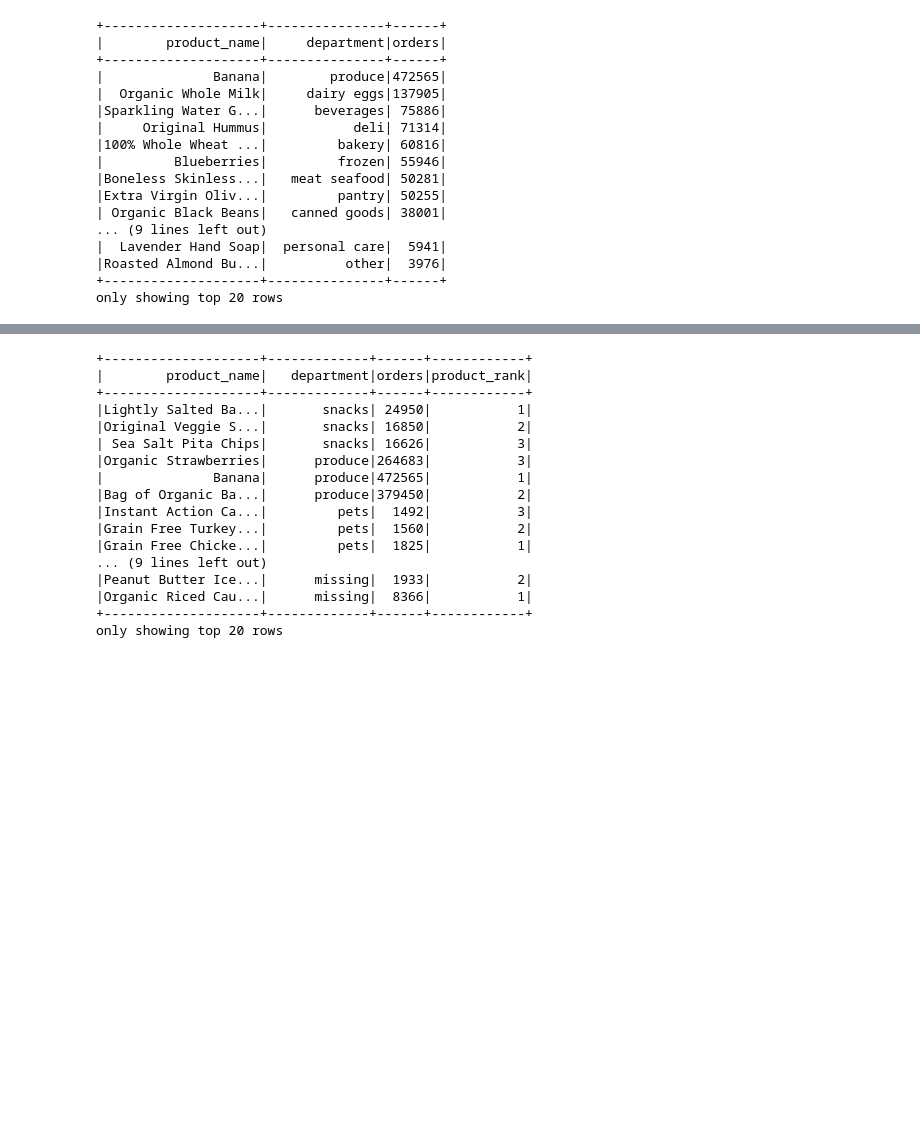
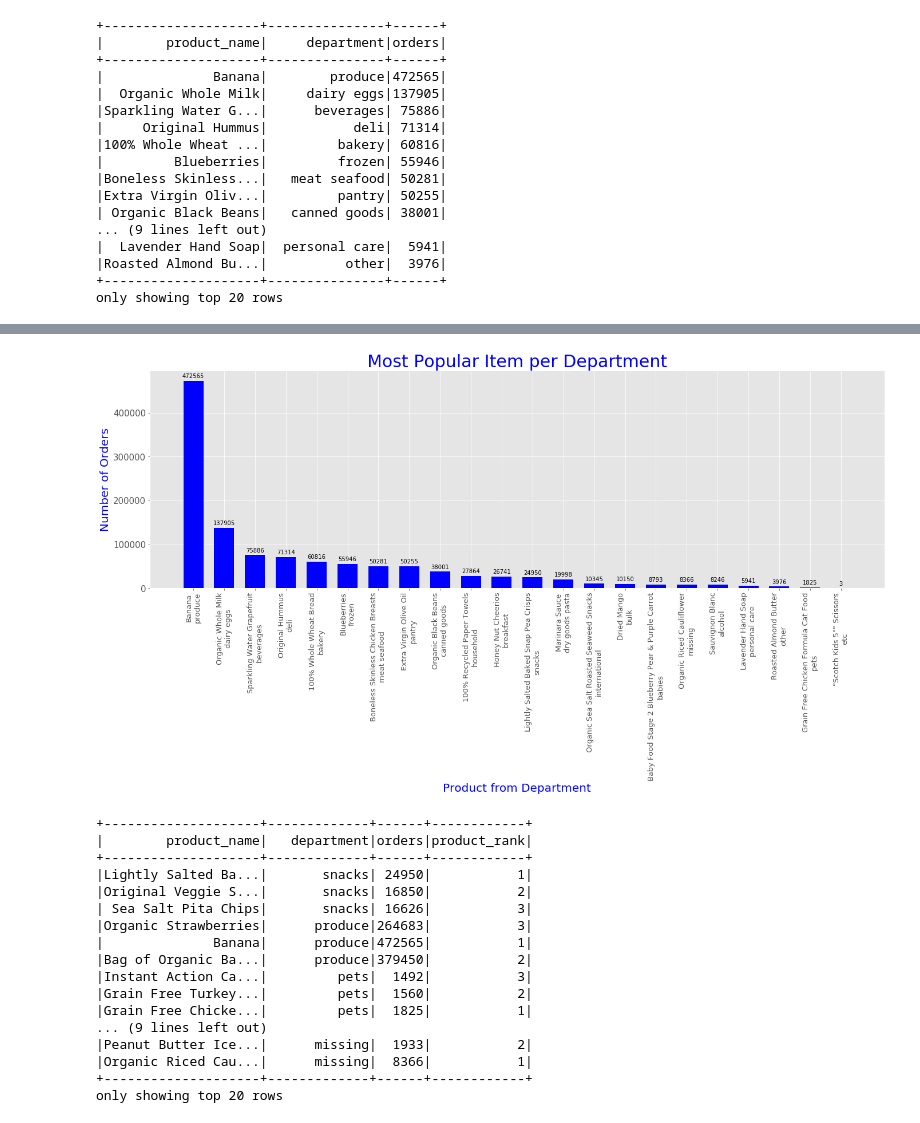
Before and after one commit to WinrichSy/Capstone_Instagram, a Jupyter notebook: Capstone 1 Instacart.ipynb, the cells around one changed output, grey strips where cells are left out. Saved outputs shown, nothing was run; the diff lists cells and outputs as text; code cells hidden in the pictures; blank space fills up the shorter version.

```diff
--- a/Capstone 1 Instacart.ipynb
+++ b/Capstone 1 Instacart.ipynb
@@ -310,0 +317,10 @@ TypeError: 'AxesSubplot' object is not subscriptable
+# %%
+#Convert to Pandas DF and change missing name in column
+most_prod_dept_df = most_prod_dept.toPandas()
+most_prod_dept_df.at[21,'department'] = 'etc'
+
+#Add a new column with the names combined
+most_prod_dept_df['product_and_dept'] = pd.Series(most_prod_dept_df['product_name']+'\n'+most_prod_dept_df['department'])
+print(most_prod_dept_df)
+
+print(most_prod_dept_df.at[21,'product_and_dept'])
@@ -311 +345,17 @@ TypeError: 'AxesSubplot' object is not subscriptable
+# %%
+#2 pt2: Printing out the bargraph
+#TODO:
+fig, ax = plt.subplots(figsize=(23,7))
+popular_items = ax.bar(most_prod_dept_df['product_and_dept'], most_prod_dept_df['orders'], color = 'blue', align='center', width=0.65)
+plt.xticks(size = 13, rotation=90)
+plt.yticks(size = 15)
+plt.xlabel('Product from Department', size=20, color='blue')
+plt.ylabel('Number of Orders', size=20, color='blue')
+plt.title('Most Popular Item per Department', fontsize=30, color='blue')
+
+autolabel(popular_items)
+
+plt.show()
+# %% [output]
+[figure, added]
 # %%
```
Also changed, not shown: parts of 9 cells of this notebook.
